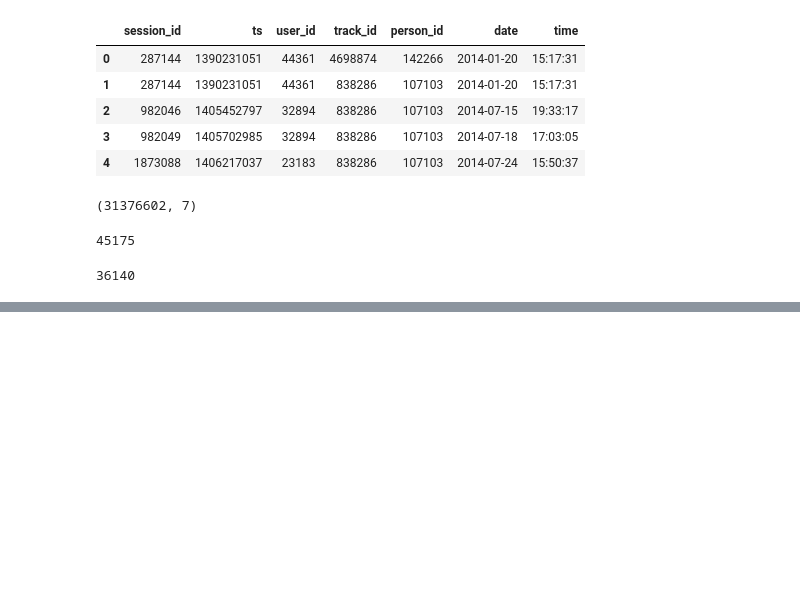
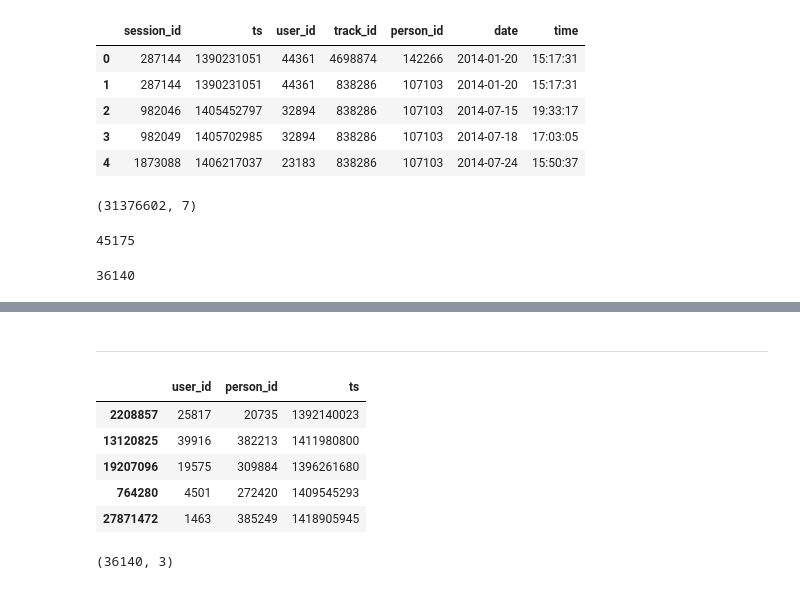
Before and after one commit to ShalyginaA/30Music-artist-recommendation, a Jupyter notebook: data_preparation.ipynb, the cells around one changed output, grey strips where cells are left out. Saved outputs shown, nothing was run; the diff lists cells and outputs as text; code cells hidden in the pictures; blank space fills up the shorter version.

```diff
--- a/data_preparation.ipynb
+++ b/data_preparation.ipynb
@@ -391,0 +426,15 @@ left_out_df.to_pickle('data/left_out_df.pickle')
+# %% [markdown]
+*************
+# %%
+left_out_df.head()
+# %% [output]
+|  | user_id | person_id | ts |
+| 2208857 | 25817 | 20735 | 1392140023 |
+| 13120825 | 39916 | 382213 | 1411980800 |
+| 19207096 | 19575 | 309884 | 1396261680 |
+| 764280 | 4501 | 272420 | 1409545293 |
+| 27871472 | 1463 | 385249 | 1418905945 |
+# %%
+left_out_df.shape
+# %% [output]
+(36140, 3)
```
Also changed, not shown: parts of 28 cells of this notebook.
